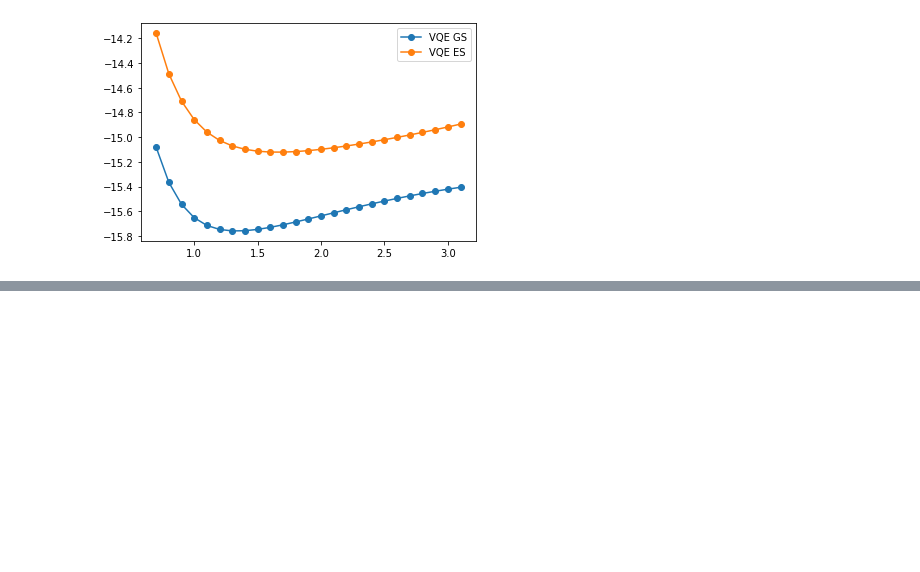
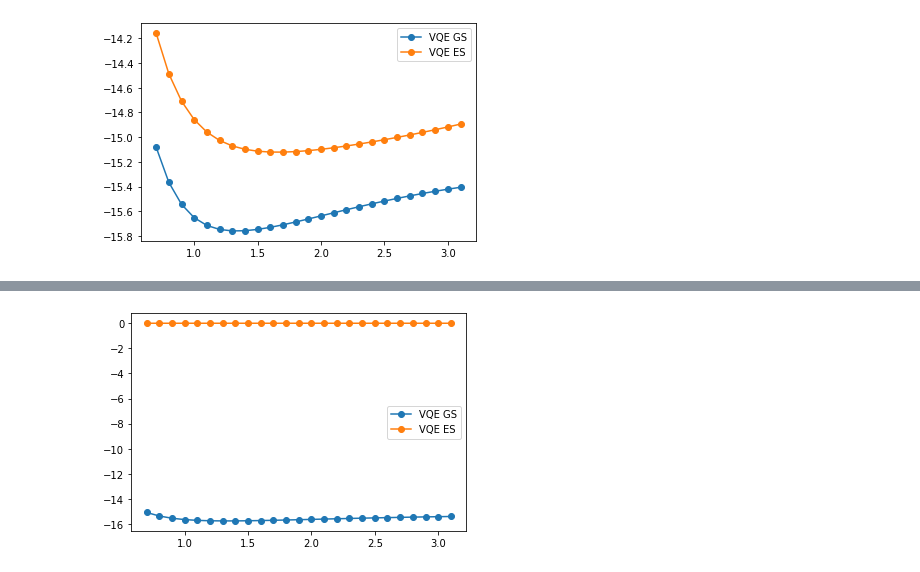
Before and after one commit to tequilahub/tequila, a Jupyter notebook: tutorials/ChemistryExcitedState.ipynb, the cells around one changed output, grey strips where cells are left out. Cells and saved outputs as stored; diff of their text form; code cells hidden in the pictures; blank space fills up the shorter version.

```diff
--- a/tutorials/ChemistryExcitedState.ipynb
+++ b/tutorials/ChemistryExcitedState.ipynb
@@ -84,3 +86,35 @@ plt.legend()
 plt.show()
 # %% [output]
 [figure]
+# %%
+import tequila as tq
+import numpy
+
+fci_gs = []
+fci_es = []
+energies_gs = []
+energies_es = []
+P0 = tq.paulis.Projector("|00>")
+for R in [0.7 + 0.1*i for i in range(25)]:
+    print("Optimizing point R={:2.1f}".format(R))
+    active = {"b1u": [0], "b2u": [0]}
+    mol = tq.chemistry.Molecule(geometry=geomstring.format(R=R), basis_set="6-31g", active_orbitals=active)
+    H = mol.make_hamiltonian()
+    results = []
+    for i in range(2):
+        U = mol.make_upccgsd_ansatz(label=i, include_singles=False) # we need to label, otherwise tequila can not distinguish the variables from the different states
+        E = tq.ExpectationValue(U, H)
+        active_vars = E.extract_variables()
+        angles = {angle: numpy.random.uniform(-0.01, 0.01, 1) for angle in active_vars}
+        for data, U2 in results:
+            S2 = tq.ExpectationValue(H=P0, U=U2.dagger() + U)
+            E -= data.energy * S2
+            print(data.angles)
+            angles = {**angles, **data.angles}
+        # we're switching to numerical gradients for faster execution
+        print("Starting to optimize state ", i)
+        result = tq.optimizer_scipy.minimize(E, silent=False, method="cobyla", gradient='2-point', method_options={"finite_diff_rel_step":1.e-4, "eps":1.e-4}, variables=active_vars, initial_values=angles)
+        print("finished with energy {:2.8f}".format(result.energy))
+        results.append((result, U))
+    energies_gs.append(results[0][0].energy)
+    energies_es.append(results[1][0].energy)
@@ -86,0 +139,10 @@ plt.show()
+# %%
+import matplotlib.pyplot as plt
+R =  [0.7 + 0.1*i for i in range(len(energies_gs))]
+plt.figure()
+plt.plot(R, energies_gs, marker="o", label="VQE GS")
+plt.plot(R, energies_es, marker="o", label="VQE ES")
+plt.legend()
+plt.show()
+# %% [output]
+[figure, added]
```
Also changed, not shown: parts of 3 cells of this notebook, 5 other files.
